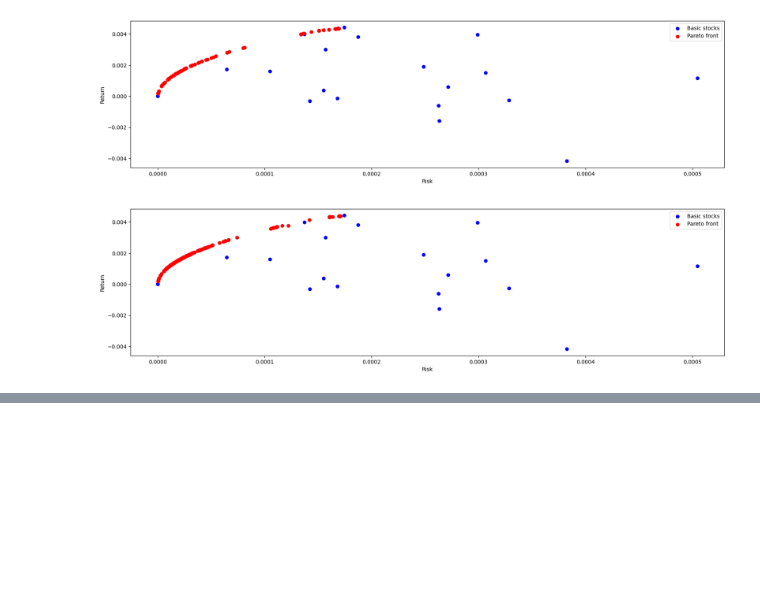
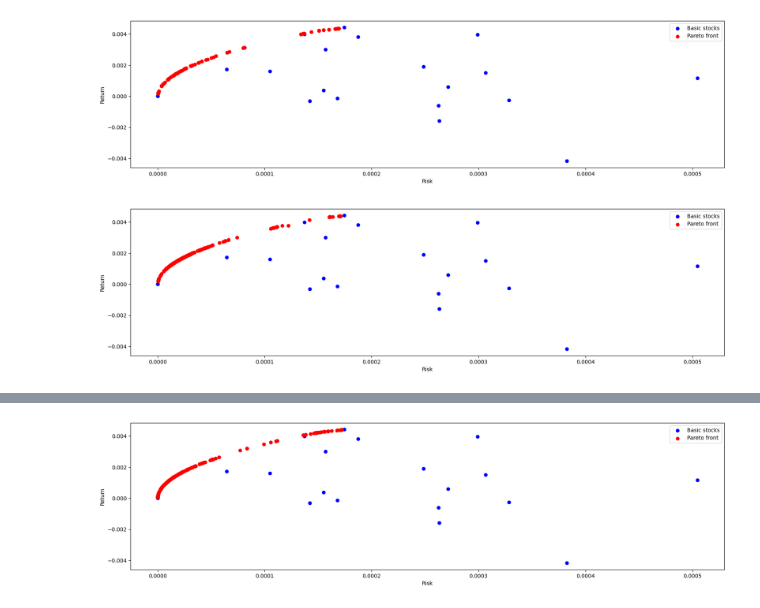
Before and after one commit to MaksWisniewski/PortfolioOpt, a Jupyter notebook: nsga2.ipynb, the cells around one changed output, grey strips where cells are left out. Cells and saved outputs as stored; diff of their text form; code cells hidden in the pictures; blank space fills up the shorter version.

```diff
--- a/nsga2.ipynb
+++ b/nsga2.ipynb
@@ -324,0 +372,9 @@ show_results(stock_risk=stock_returns_semi_var,
+# %%
+show_results(stock_risk=stock_returns_semi_var,
+             objective_function=portfolio_objective_function(risk_function=portfolio_risk_semi_var),
+             population_size=200,
+             number_of_offspring=400,
+             number_of_iterations=400,
+             alpha=0.25)
+# %% [output]
+[figure, added]
```
Also changed, not shown: parts of 22 cells of this notebook.
